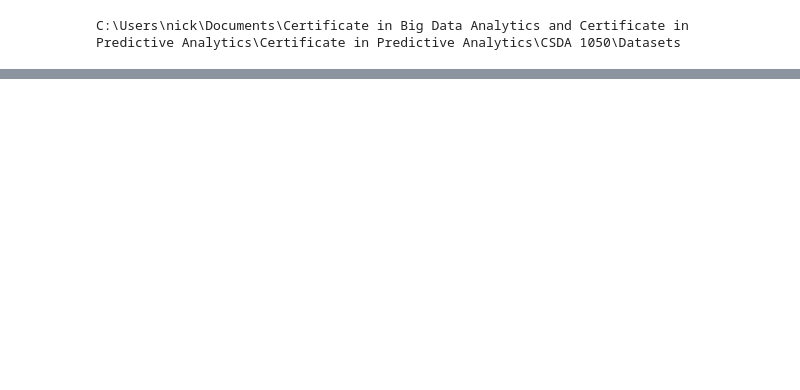
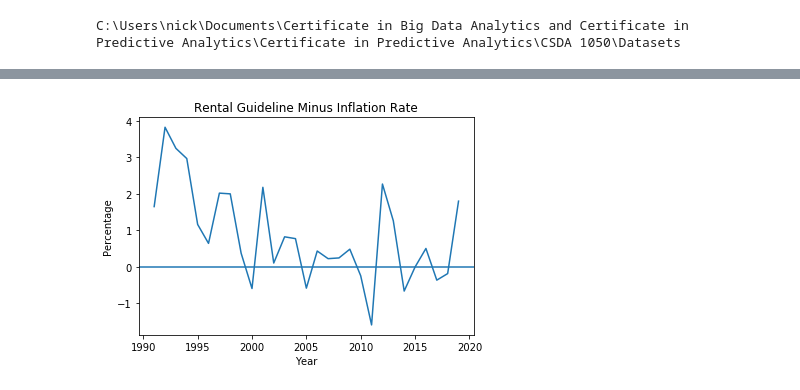
Before and after one commit to Nickolas-Lal/CSDA-1050F18S1, a Jupyter notebook: Nickolas Lal 304365/spint 1/CSDA 1050 Sprint 1.ipynb, the cells around one changed output, grey strips where cells are left out. Drawn from its saved outputs; the diff is of its cells as text; code cells hidden in the pictures; blank space fills up the shorter version.

```diff
--- a/Nickolas Lal 304365/spint 1/CSDA 1050 Sprint 1.ipynb
+++ b/Nickolas Lal 304365/spint 1/CSDA 1050 Sprint 1.ipynb
@@ -75,0 +86,11 @@ print(Inflation)
+# %%
+# A better visualization of the gap in the rental increase guidelines vs the inflation rate by plotting the difference, Guideline-Inflation rate.
+# Here we can better see that the rental guideline rate is usually higher, and occasionally lower or equal to the inflation rate.
+plt.plot(Guidelines.Year,Guidelines.Difference)
+plt.title("Rental Guideline Minus Inflation Rate")
+plt.xlabel("Year")
+plt.ylabel("Percentage")
+plt.axhline([0])
+plt.show()
+# %% [output]
+[figure, added]
```
Also changed, not shown: parts of 14 cells of this notebook.
